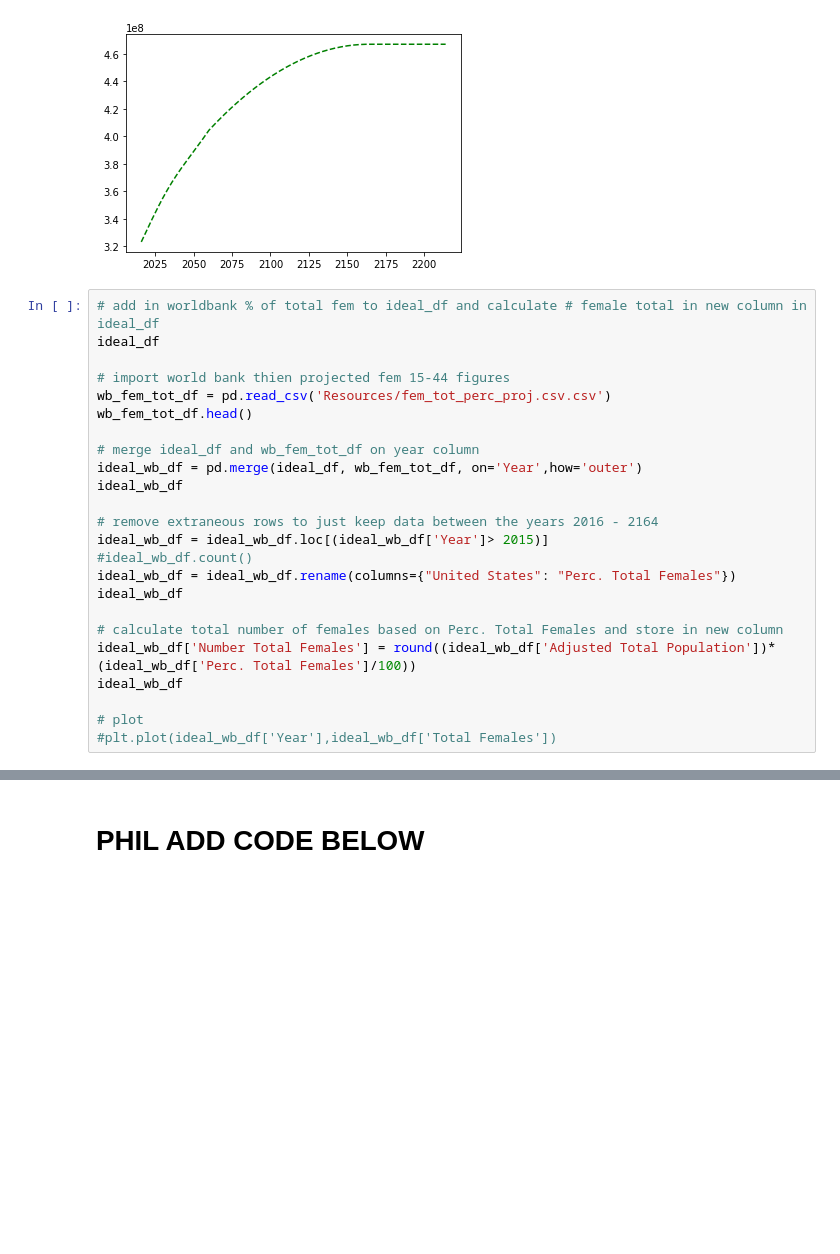
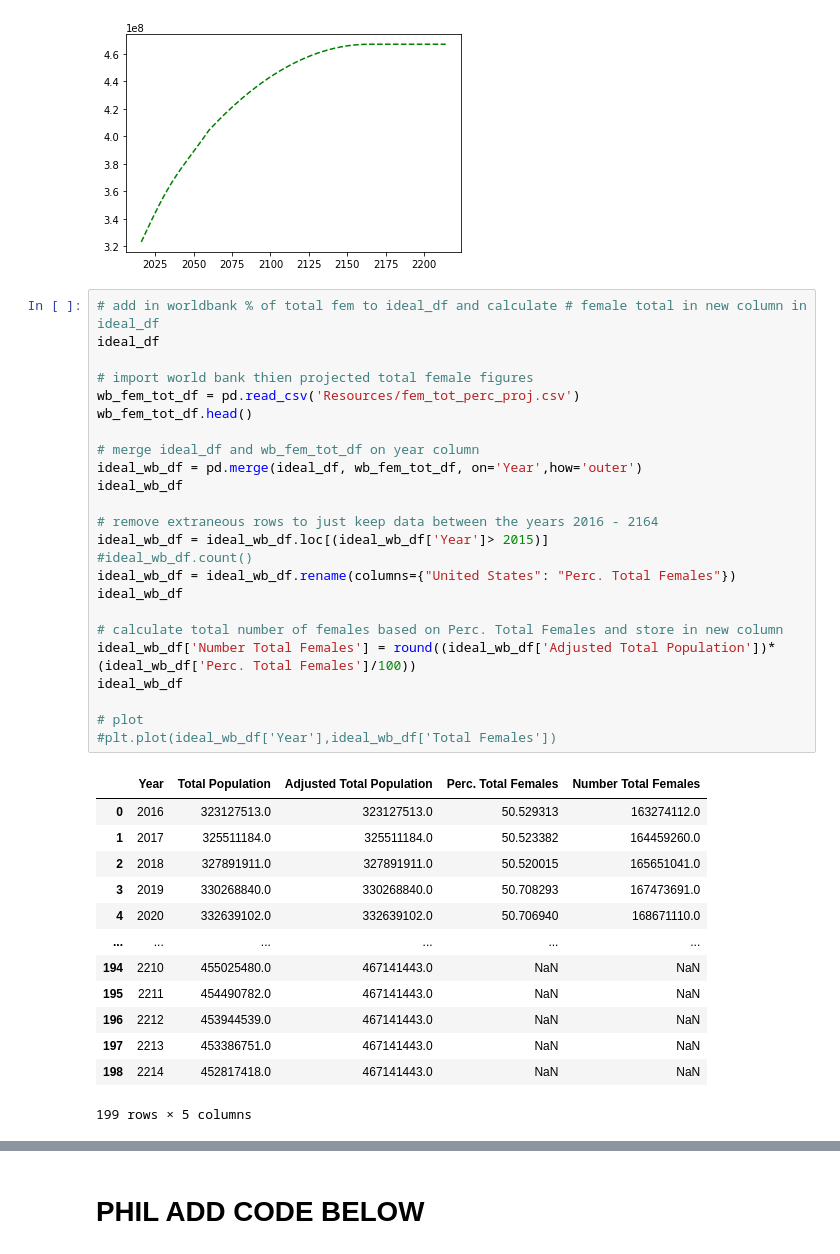
Before and after one commit to plowden/project-1-group-6, a Jupyter notebook: Net International Migration.ipynb, the cells around one changed output, grey strips where cells are left out. Cells and saved outputs as stored; diff of their text form; blank space fills up the shorter version.

```diff
--- a/Net International Migration.ipynb
+++ b/Net International Migration.ipynb
@@ -628,27 +626,41 @@ adjusted_pop_plot = fig.plot(ideal_df_adjusted['Year'], ideal_df_adjusted['Adjus
 # %%
 # add in worldbank % of total fem to ideal_df and calculate # female total in new column in ideal_df
 ideal_df
 
-# import world bank thien projected fem 15-44 figures
-wb_fem_tot_df = pd.read_csv('Resources/fem_tot_perc_proj.csv.csv')
+# import world bank thien projected total female figures
+wb_fem_tot_df = pd.read_csv('Resources/fem_tot_perc_proj.csv')
 wb_fem_tot_df.head()
 
 # merge ideal_df and wb_fem_tot_df on year column
 ideal_wb_df = pd.merge(ideal_df, wb_fem_tot_df, on='Year',how='outer')
 ideal_wb_df
 
 # remove extraneous rows to just keep data between the years 2016 - 2164
 ideal_wb_df = ideal_wb_df.loc[(ideal_wb_df['Year']> 2015)]
 #ideal_wb_df.count()
 ideal_wb_df = ideal_wb_df.rename(columns={"United States": "Perc. Total Females"})
 ideal_wb_df
 
 # calculate total number of females based on Perc. Total Females and store in new column
 ideal_wb_df['Number Total Females'] = round((ideal_wb_df['Adjusted Total Population'])*(ideal_wb_df['Perc. Total Females']/100))
 ideal_wb_df
 
 # plot
 #plt.plot(ideal_wb_df['Year'],ideal_wb_df['Total Females'])
+# %% [output]
+|  | Year | Total Population | Adjusted Total Population | Perc. Total Females | Number Total Females |
+| 0 | 2016 | 323127513.0 | 323127513.0 | 50.529313 | 163274112.0 |
+| 1 | 2017 | 325511184.0 | 325511184.0 | 50.523382 | 164459260.0 |
+| 2 | 2018 | 327891911.0 | 327891911.0 | 50.520015 | 165651041.0 |
+| 3 | 2019 | 330268840.0 | 330268840.0 | 50.708293 | 167473691.0 |
+| 4 | 2020 | 332639102.0 | 332639102.0 | 50.706940 | 168671110.0 |
+| ... | ... | ... | ... | ... | ... |
+| 194 | 2210 | 455025480.0 | 467141443.0 | NaN | NaN |
+| 195 | 2211 | 454490782.0 | 467141443.0 | NaN | NaN |
+| 196 | 2212 | 453944539.0 | 467141443.0 | NaN | NaN |
+| 197 | 2213 | 453386751.0 | 467141443.0 | NaN | NaN |
+| 198 | 2214 | 452817418.0 | 467141443.0 | NaN | NaN |
+199 rows × 5 columns
 # %%
 # add in worldbank % of fem 15-44 years to ideal_df and calculate # fem 15_44 in new column in ideal_df
 # by doing calculation off of number of females
```
Also changed, not shown: parts of 11 cells of this notebook.
